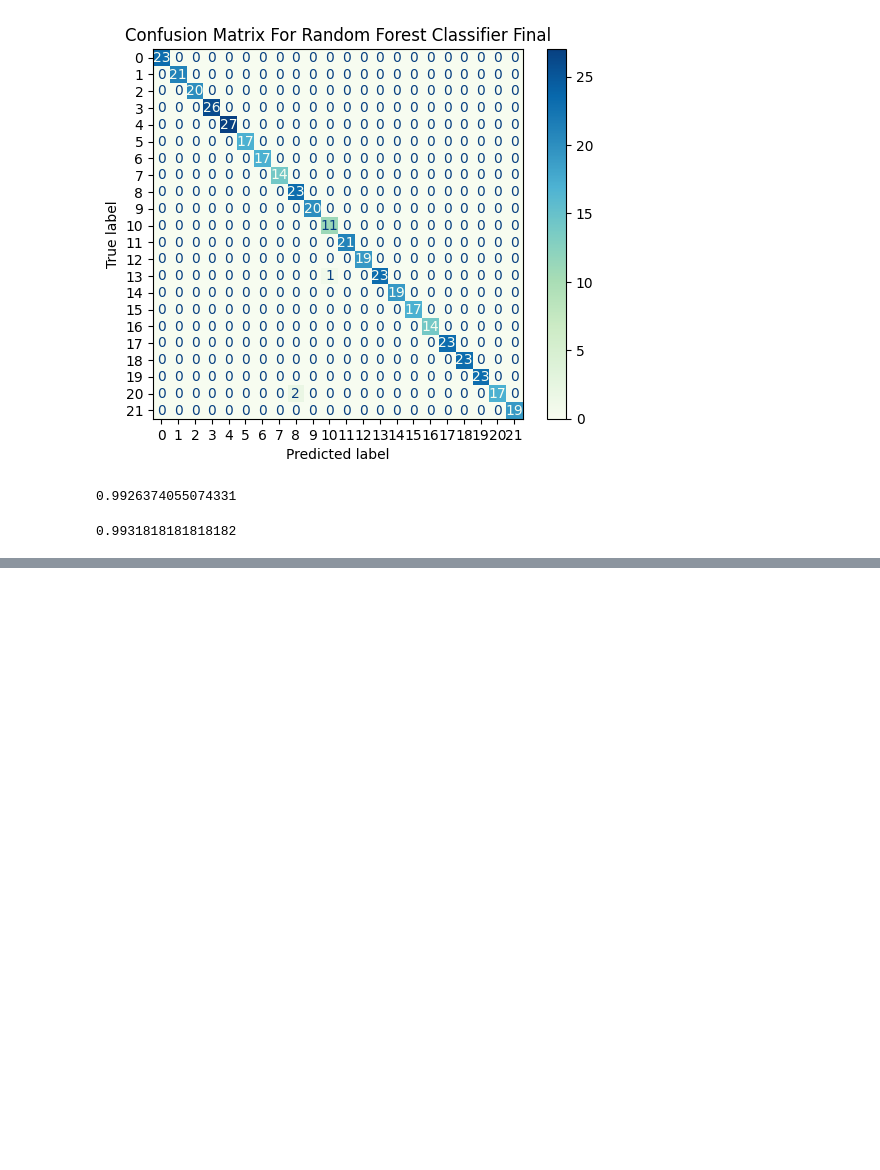
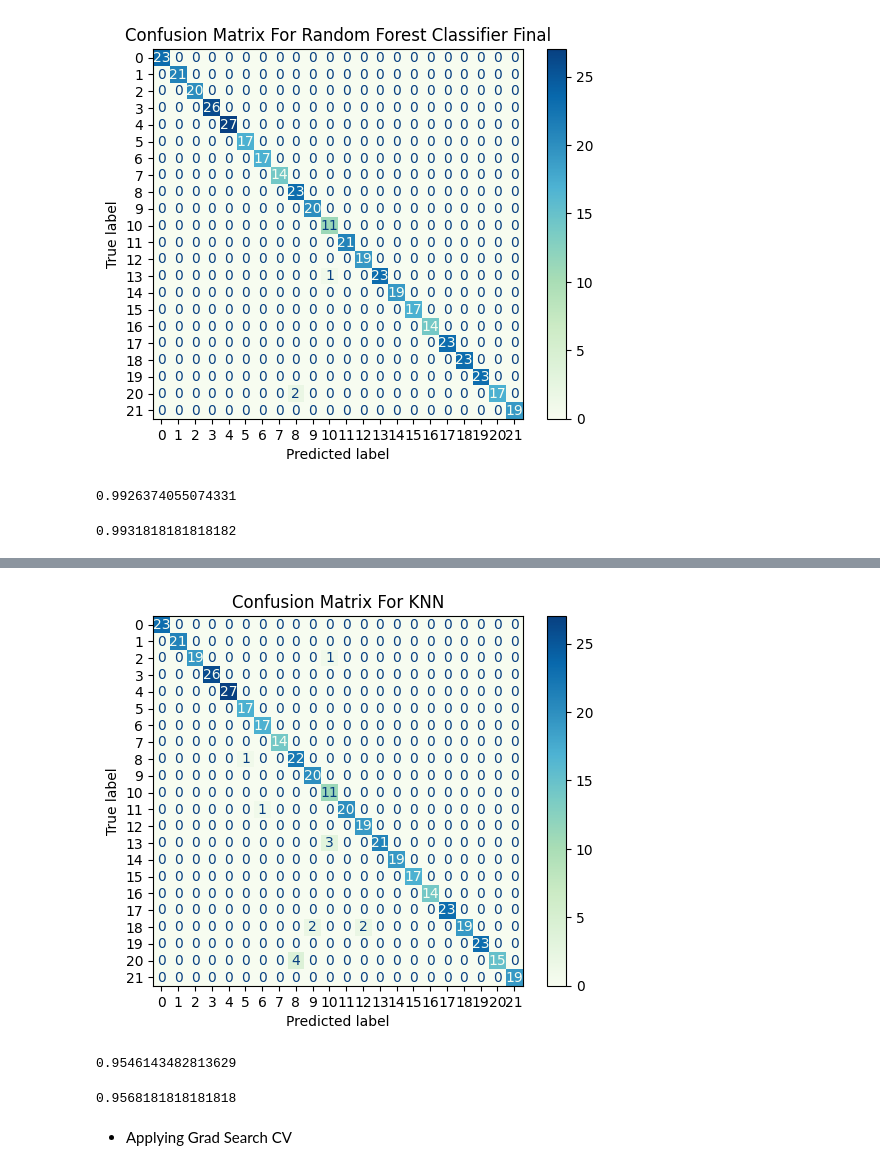
Before and after one commit to Sakib-Dalal/Crop_Recommendation_AI, a Jupyter notebook: Notebook/main.ipynb, the cells around one changed output, grey strips where cells are left out. Saved outputs shown, nothing was run; the diff lists cells and outputs as text; code cells hidden in the pictures; blank space fills up the shorter version.

```diff
--- a/Notebook/main.ipynb
+++ b/Notebook/main.ipynb
@@ -549,0 +692,3 @@ accuracy_score(y_test, y_pred)
+# %%
+knn_clf = make_pipeline(StandardScaler(), KNeighborsClassifier())
+knn_clf.fit(X_train, y_train)
@@ -549,0 +706,2 @@ accuracy_score(y_test, y_pred)
+# %%
+y_pred = knn_clf.predict(X_test)
@@ -549,0 +728,18 @@ accuracy_score(y_test, y_pred)
+# %%
+cm = confusion_matrix(y_test, y_pred)
+disp = ConfusionMatrixDisplay(confusion_matrix=cm)
+disp.plot(cmap=plt.cm.GnBu)
+plt.title('Confusion Matrix For KNN')
+plt.show()
+# %% [output]
+[figure, added]
+# %%
+f1_score(y_test, y_pred, average="macro")
+# %% [output]
+0.9546143482813629
+# %%
+accuracy_score(y_test, y_pred)
+# %% [output]
+0.9568181818181818
+# %% [markdown]
+- Applying Grad Search CV
```
Also changed, not shown: parts of 48 cells of this notebook.
